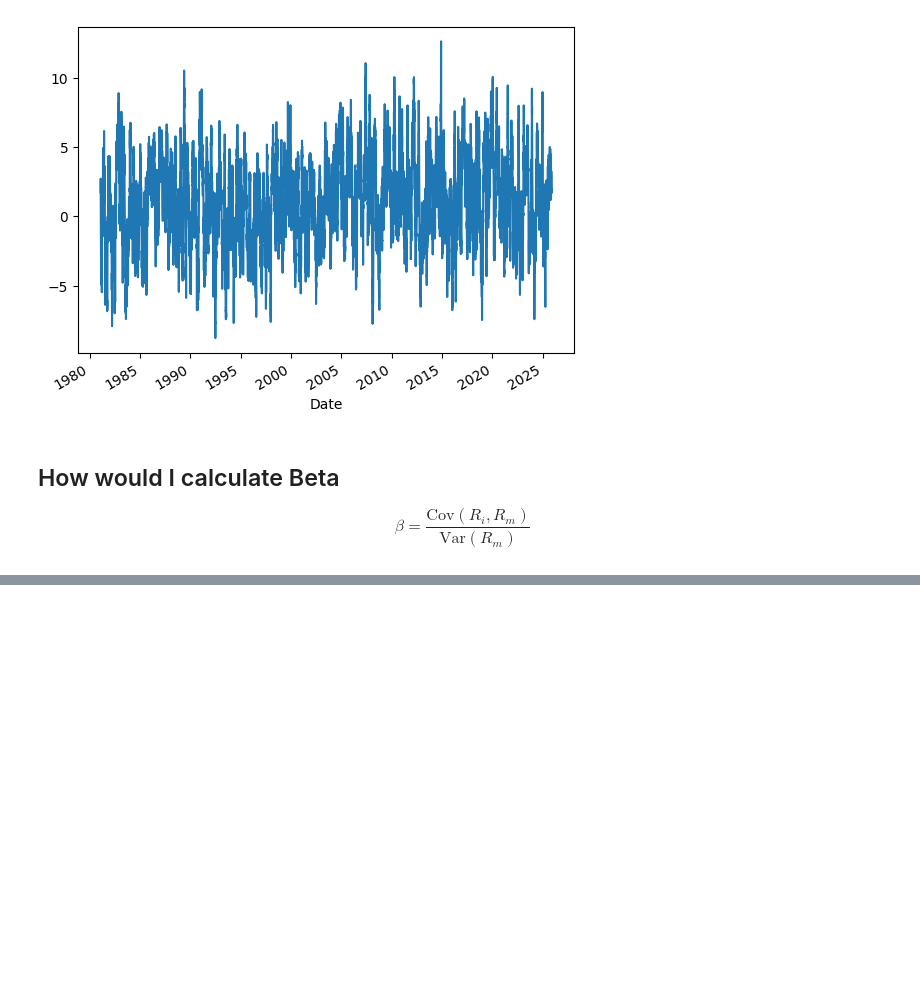
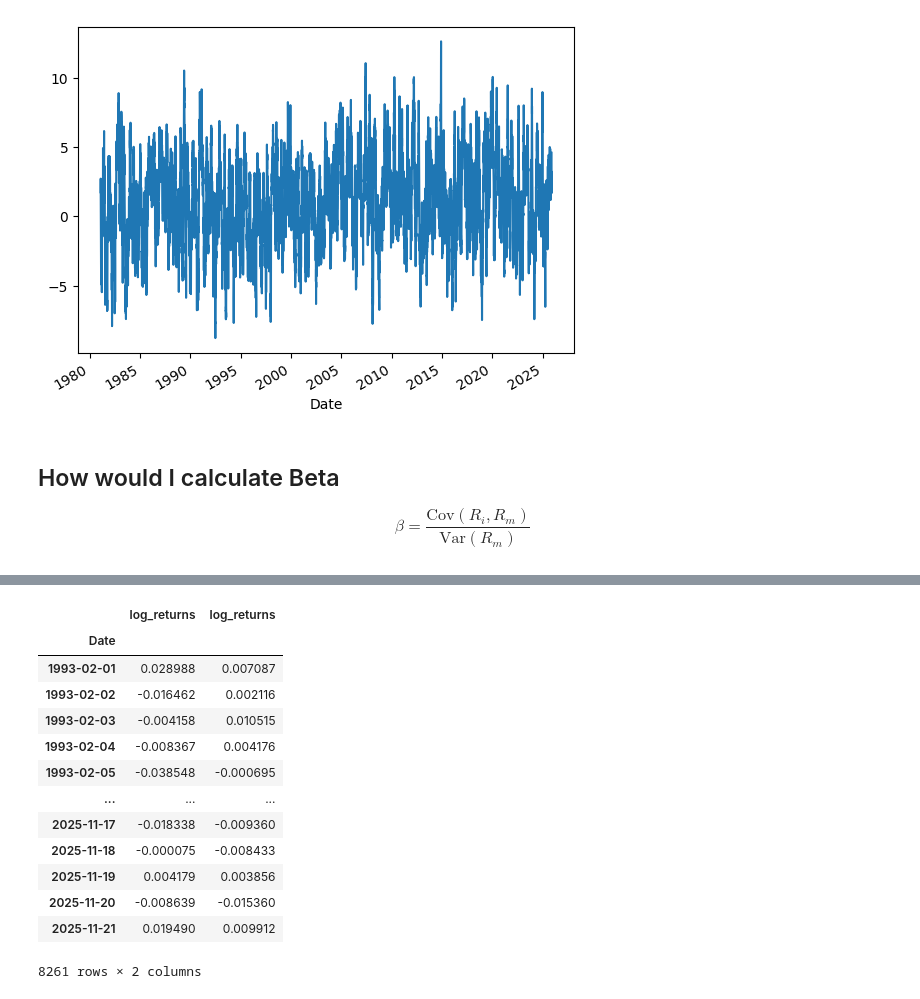
Before and after one commit to jasonrdz/economic-outlook, a Jupyter notebook: fundamental.ipynb, the cells around one changed output, grey strips where cells are left out. Cells and saved outputs as stored; diff of their text form; code cells hidden in the pictures; blank space fills up the shorter version.

```diff
--- a/fundamental.ipynb
+++ b/fundamental.ipynb
@@ -362,0 +299,47 @@ Name: Close, Length: 11327, dtype: float64
+# %%
+# def alpha_beta(sales):
+
+spy = get_historical_Data(['SPY'])['SPY']
+start_beta = pd.Timestamp.today().normalize().replace(year=end.year - 5, month=1, day=1)
+
+spy['returns'] =  spy['Close'].pct_change()
+spy['log_returns'] =  np.log(spy['Close'] / spy['Close'].shift(1))
+# spy = spy.dropna()
+
+# # spy_log_returns
+# spy_ = spy[spy_log_returns.index > start_beta]['log_returns']
+
+# spy_returns
+
+spy
+
+apple
+
+spy
+spy = spy['log_returns']
+# apple = apple['log_returns']
+apple= data['AAPL']
+apple_log_returns = apple['log_returns']
+spy
+
+apple = pd.DataFrame(apple_log_returns)
+spy =pd.DataFrame(spy)
+
+together  = pd.concat([apple, spy], axis = 1)
+
+together.dropna()
+# %% [output]
+|  | log_returns | log_returns |
+| Date |  |  |
+| 1993-02-01 | 0.028988 | 0.007087 |
+| 1993-02-02 | -0.016462 | 0.002116 |
+| 1993-02-03 | -0.004158 | 0.010515 |
+| 1993-02-04 | -0.008367 | 0.004176 |
+| 1993-02-05 | -0.038548 | -0.000695 |
+| ... | ... | ... |
+| 2025-11-17 | -0.018338 | -0.009360 |
+| 2025-11-18 | -0.000075 | -0.008433 |
+| 2025-11-19 | 0.004179 | 0.003856 |
+| 2025-11-20 | -0.008639 | -0.015360 |
+| 2025-11-21 | 0.019490 | 0.009912 |
+8261 rows × 2 columns
```
Also changed, not shown: parts of 10 cells of this notebook.
